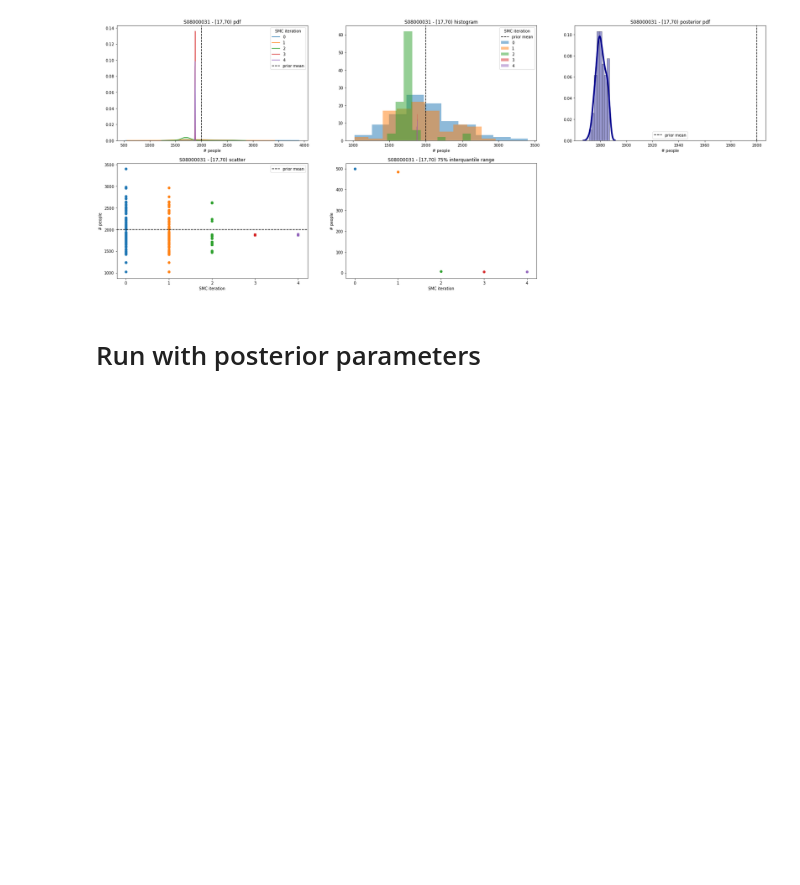
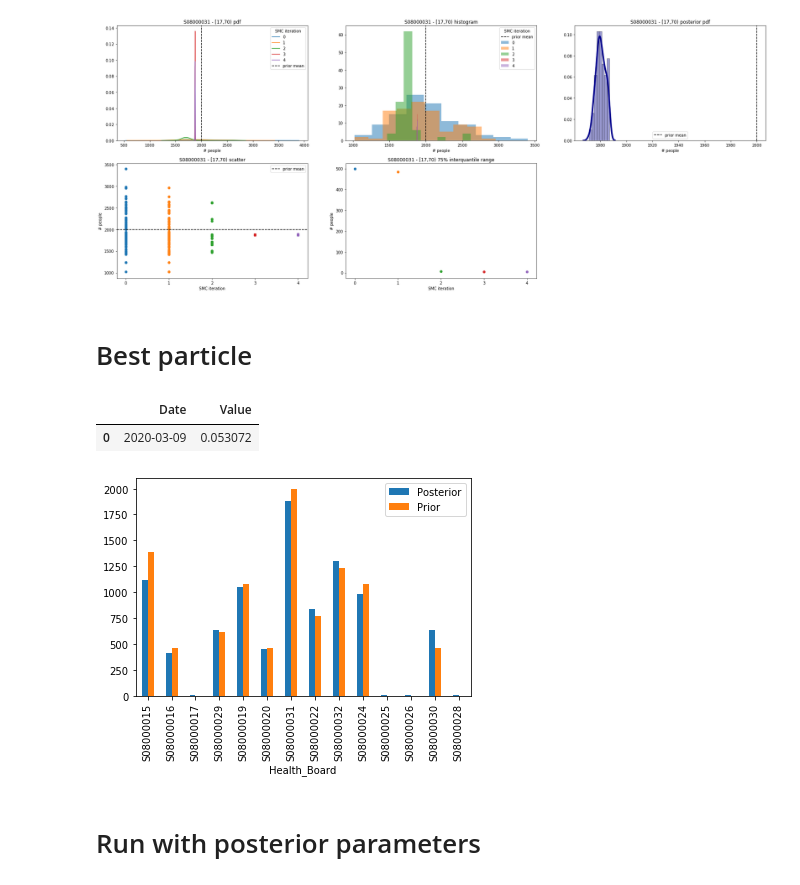
Before and after one commit to magicicada/simple_network_sim, a Jupyter notebook: doc/notebooks/Inference - ABC SMC.ipynb, the cells around one changed output. Cells and saved outputs as stored; diff of their text form; code cells hidden in the pictures; blank space fills up the shorter version.

Commit message:
Harmonize name of inferred parameters and add best particle to output notebook

```diff
--- a/doc/notebooks/Inference - ABC SMC.ipynb
+++ b/doc/notebooks/Inference - ABC SMC.ipynb
@@ -185,6 +185,20 @@ get_mean_initial_infections = lambda p: p.inferred_variables["initial-infections
 plot_posterior_abc_smc(name, unit, get_param_initial_infections(hb), get_mean_initial_infections, summary)
 # %% [output]
 [figure]
+# %% [markdown]
+# Best particle
+# %%
+summary["best_particle"].inferred_variables["infection-probability"].value
+# %% [output]
+|  | Date | Value |
+| 0 | 2020-03-09 | 0.053072 |
+# %%
+pd.concat([
+    summary["best_particle"].inferred_variables["initial-infections"].value.set_index(["Health_Board"])["Infected"].to_frame("Posterior"),
+    summary["best_particle"].inferred_variables["initial-infections"].mean.set_index(["Health_Board"])["Infected"].to_frame("Prior")
+], axis=1).plot.bar();
+# %% [output]
+[figure, added]
 # %% [markdown]
 # Run with posterior parameters
 # %%
```
Also changed, not shown: parts of 1 cell of this notebook, 1 other file.
